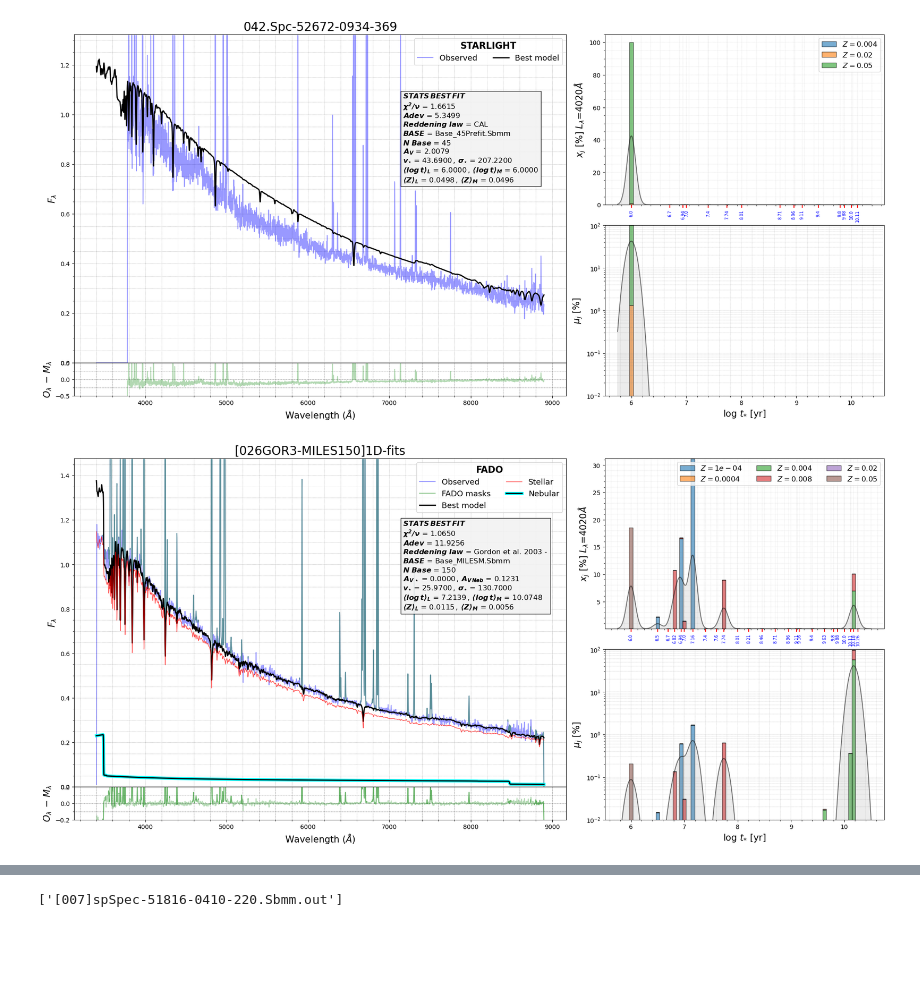
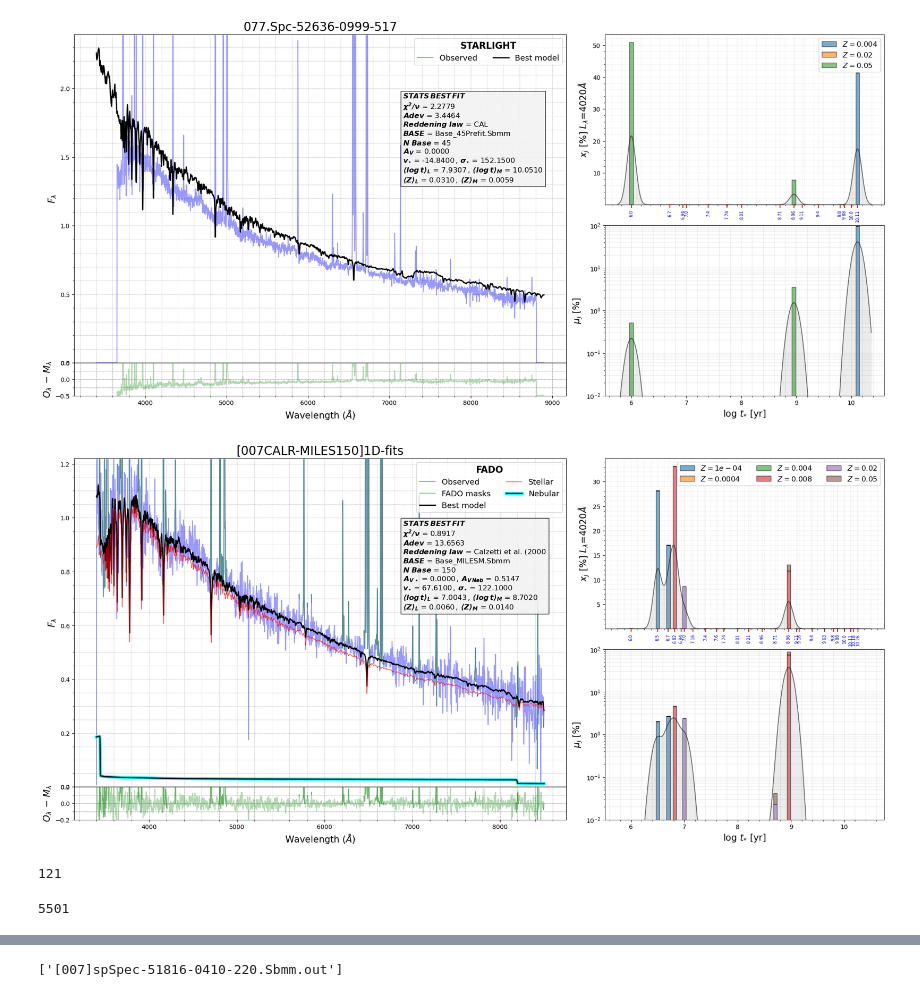
Before and after one commit to hol1m4n/HIIGalaxies, a Jupyter notebook: Spectral_synthesis/Spectral analysis.ipynb, the cells around one changed output, grey strips where cells are left out. Drawn from its saved outputs; the diff is of its cells as text; code cells hidden in the pictures; blank space fills up the shorter version.

```diff
--- a/Spectral_synthesis/Spectral analysis.ipynb
+++ b/Spectral_synthesis/Spectral analysis.ipynb
@@ -34,12 +21,22 @@ Fits file already in /home/holman/StarLightv05/outputs/prefit/128.GD3.MILES45.fi
 # %%
-sr.spec_pop_STAR_mod(id = '042.CAL.MILES45.fits',
+sr.spec_pop_STAR_mod(id = '077.CAL.MILES45.fits',
             home = '/home/holman/StarLightv05/outputs/prefit/')
 
 # El numero 56 seria el perfecto para probar el fitter de las lineas y creacion de mascaras.
 # %% [output]
-[figure, old version]
+[figure, new version]
 # %%
-sr.spec_pop_FADO_mod(id = '026GOR3.MILES150_1D.fits',
+sr.spec_pop_FADO_mod(id = '007CALR.MILES150_1D.fits',
             home = '/home/holman/FADOv1b/output_firstrun/')
 # %% [output]
-[figure, old version]
+[figure, new version]
+# %%
+storage_dir = os.path.join(os.path.expanduser("~"),'Data_storageHII/')
+os.makedirs(storage_dir, exist_ok=True)
+tex_folder = storage_dir + '/specTx_Tab5ID/'
+tex_list = os.listdir(tex_folder)
+#tex_list.remove('DOWNspec_listDR7.txt')
+tex_list = sorted(tex_list)
+len(tex_list)
+# %% [output]
+121
@@ -45,0 +64,4 @@ sr.spec_pop_FADO_mod(id = '026GOR3.MILES150_1D.fits',
+# %%
+len(fx_sum)
+# %% [output]
+5501
```
Also changed, not shown: parts of 5 cells of this notebook, 25 other files.
